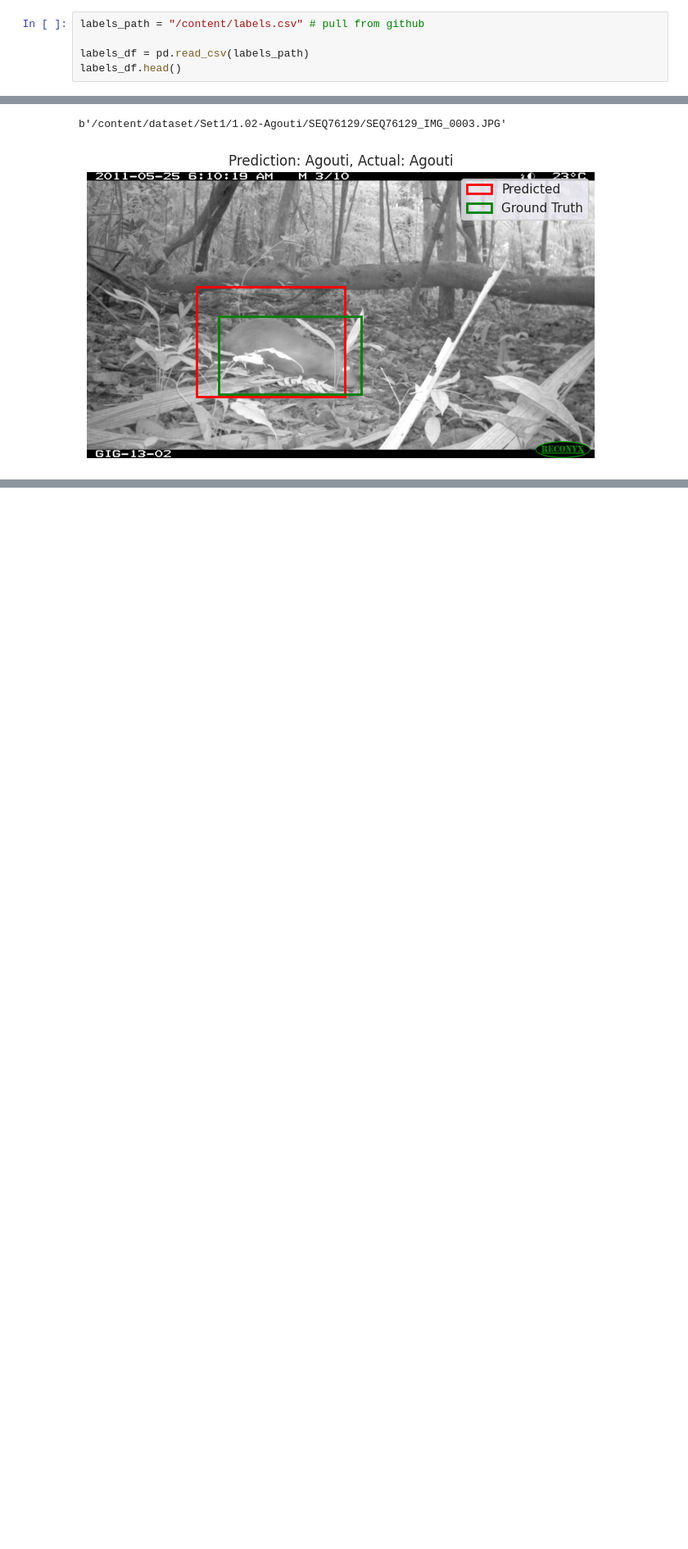
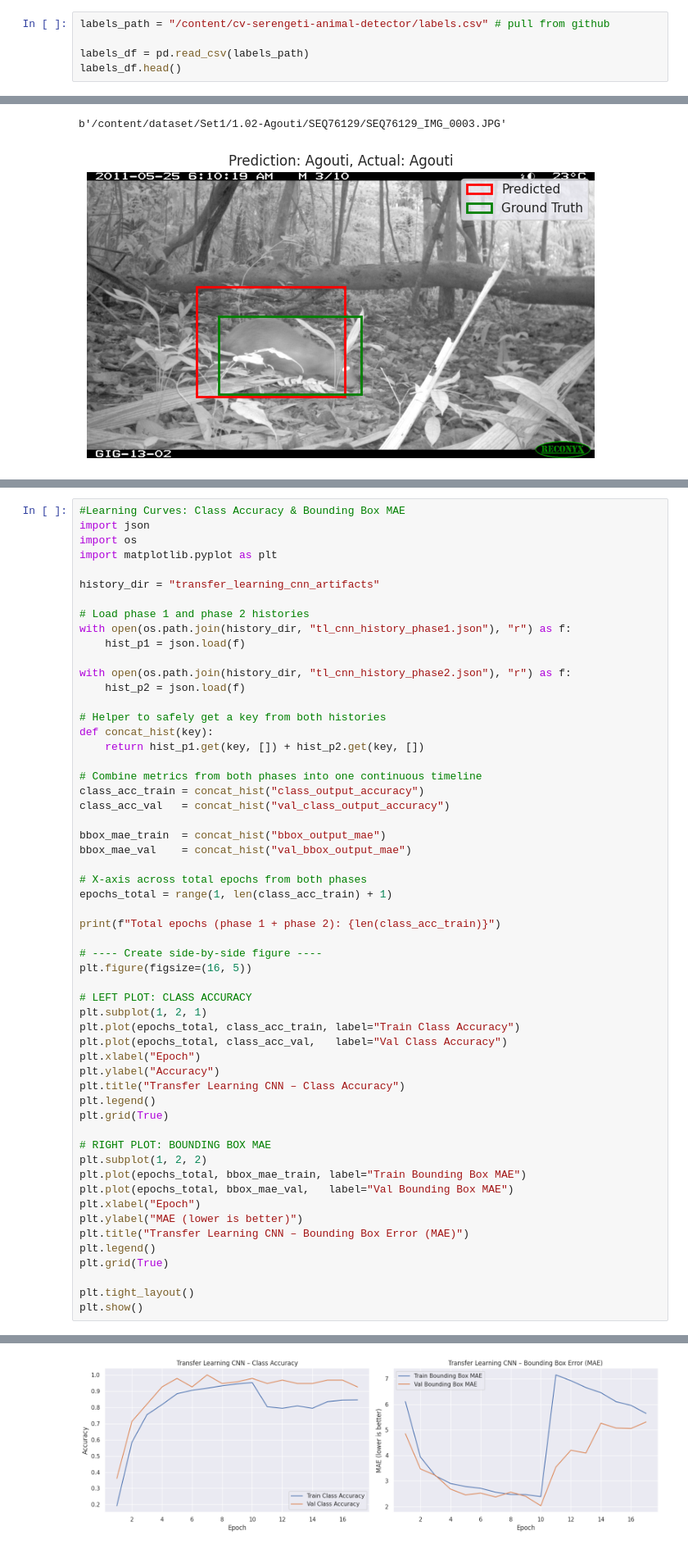
Before and after one commit to shaun-friedman/cv-serengeti-animal-detector, a Jupyter notebook: pipeline_and_cnn.ipynb, the cells around one changed output, grey strips where cells are left out. Shown at 82% size. Saved outputs shown, nothing was run; the diff lists cells and outputs as text; blank space fills up the shorter version.

```diff
--- a/pipeline_and_cnn.ipynb
+++ b/pipeline_and_cnn.ipynb
@@ -42,5 +75,5 @@ sns.set_theme()
 # %%
-labels_path = "/content/labels.csv" # pull from github
+labels_path = "/content/cv-serengeti-animal-detector/labels.csv" # pull from github
 
 labels_df = pd.read_csv(labels_path)
 labels_df.head()
@@ -359,0 +772,57 @@ b'/content/dataset/Set1/1.02-Agouti/SEQ76129/SEQ76129_IMG_0003.JPG'
+# %%
+#Learning Curves: Class Accuracy & Bounding Box MAE
+import json
+import os
+import matplotlib.pyplot as plt
+
+history_dir = "transfer_learning_cnn_artifacts"
+
+# Load phase 1 and phase 2 histories
+with open(os.path.join(history_dir, "tl_cnn_history_phase1.json"), "r") as f:
+    hist_p1 = json.load(f)
+
+with open(os.path.join(history_dir, "tl_cnn_history_phase2.json"), "r") as f:
+    hist_p2 = json.load(f)
+
+# Helper to safely get a key from both histories
+def concat_hist(key):
+    return hist_p1.get(key, []) + hist_p2.get(key, [])
+
+# Combine metrics from both phases into one continuous timeline
+class_acc_train = concat_hist("class_output_accuracy")
+class_acc_val   = concat_hist("val_class_output_accuracy")
+
+bbox_mae_train  = concat_hist("bbox_output_mae")
+bbox_mae_val    = concat_hist("val_bbox_output_mae")
+
+# X-axis across total epochs from both phases
+epochs_total = range(1, len(class_acc_train) + 1)
+
+print(f"Total epochs (phase 1 + phase 2): {len(class_acc_train)}")
+
+# ---- Create side-by-side figure ----
+plt.figure(figsize=(16, 5))
+
+# LEFT PLOT: CLASS ACCURACY
+plt.subplot(1, 2, 1)
+plt.plot(epochs_total, class_acc_train, label="Train Class Accuracy")
+plt.plot(epochs_total, class_acc_val,   label="Val Class Accuracy")
+plt.xlabel("Epoch")
+plt.ylabel("Accuracy")
+plt.title("Transfer Learning CNN – Class Accuracy")
+plt.legend()
+plt.grid(True)
+
+# RIGHT PLOT: BOUNDING BOX MAE
+plt.subplot(1, 2, 2)
+plt.plot(epochs_total, bbox_mae_train, label="Train Bounding Box MAE")
+plt.plot(epochs_total, bbox_mae_val,   label="Val Bounding Box MAE")
+plt.xlabel("Epoch")
+plt.ylabel("MAE (lower is better)")
+plt.title("Transfer Learning CNN – Bounding Box Error (MAE)")
+plt.legend()
+plt.grid(True)
+
+plt.tight_layout()
+plt.show()
+# %% [output]
@@ -359,0 +830 @@ b'/content/dataset/Set1/1.02-Agouti/SEQ76129/SEQ76129_IMG_0003.JPG'
+[figure, added]
```
Also changed, not shown: parts of 21 cells of this notebook.
